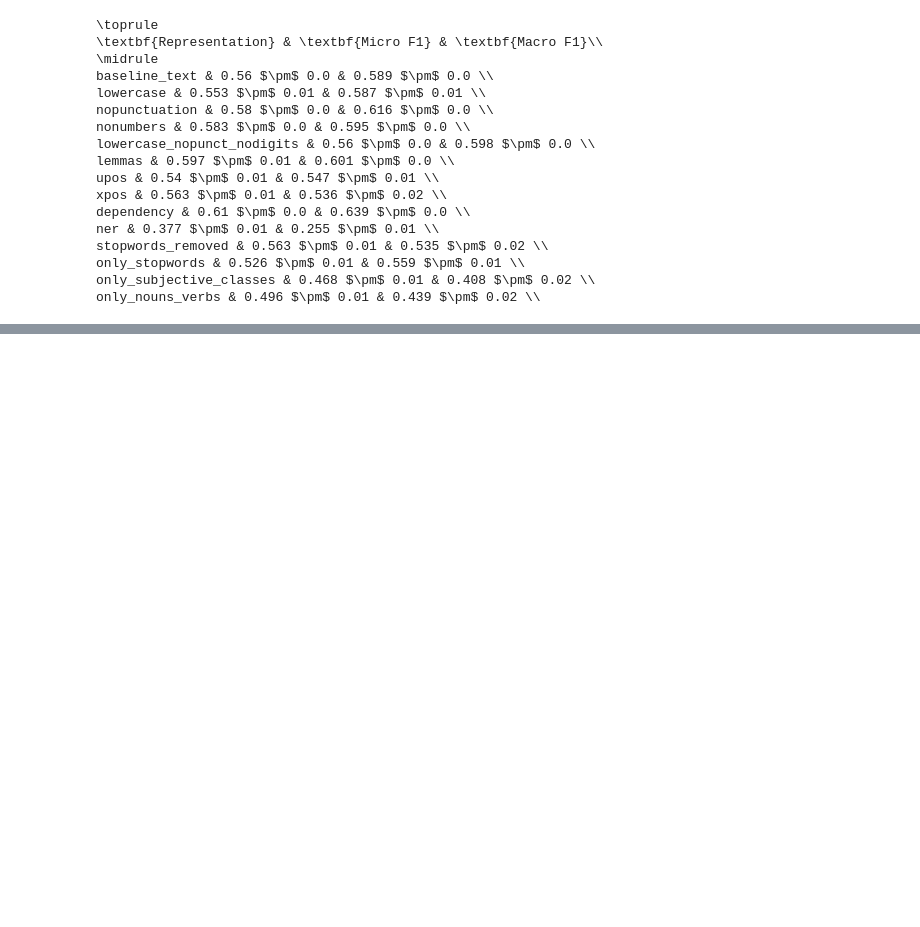
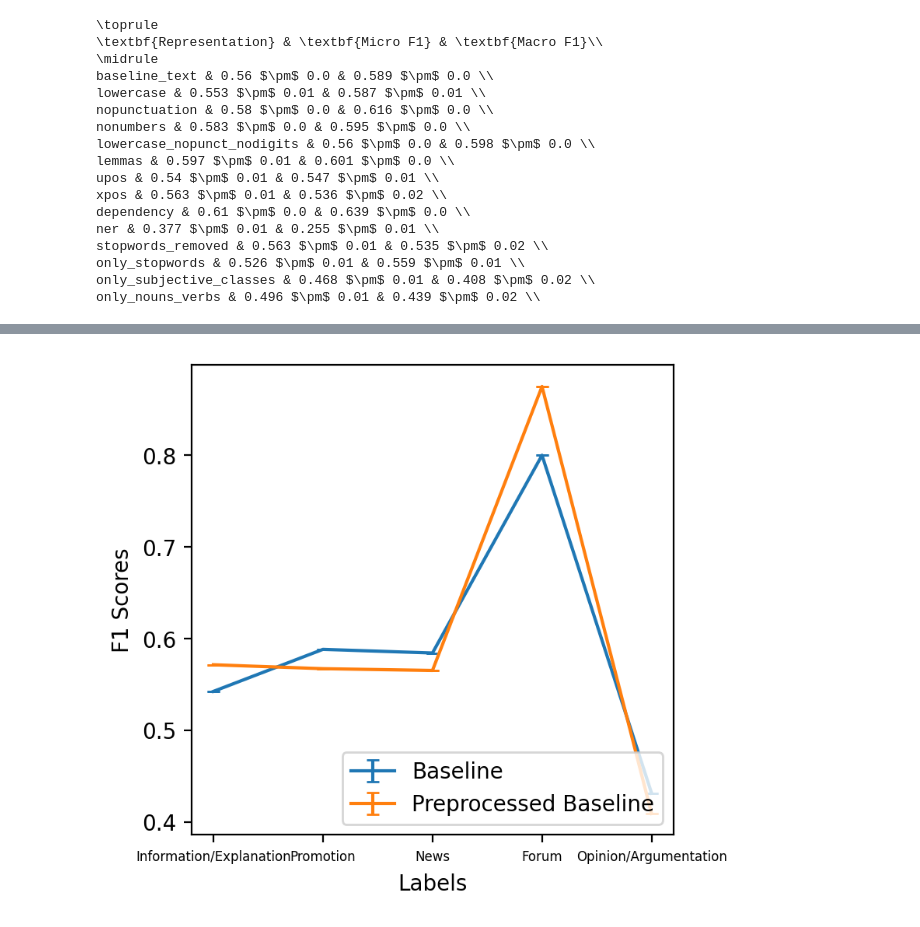
Before and after one commit to TajaKuzman/Text-Representations-in-FastText, a Jupyter notebook: 6-Result_Analysis.ipynb, the cells around one changed output, grey strips where cells are left out. Saved outputs shown, nothing was run; the diff lists cells and outputs as text; code cells hidden in the pictures; blank space fills up the shorter version.

Commit message:
Update-result-analysis

```diff
--- a/6-Result_Analysis.ipynb
+++ b/6-Result_Analysis.ipynb
@@ -115,0 +123,21 @@ only_nouns_verbs & 0.496 $\pm$ 0.01 & 0.439 $\pm$ 0.02 \\
+# %%
+def average_label_scores(representation):
+    """
+    This function takes the label scores from the results list for a chosen representation (value in "experiment")
+    and returns a list containing a list of averages and a list of stds.
+    """
+    average_label_score = {"Info":[], "Promotion":[], "News": [], "Forum": [], "Opinion": []}
+
+
+    for element in results:
+        if element["experiment"] == representation:
+            average_label_score["Info"].append(element["label_scores"]["__label__Information/Explanation"])
+            average_label_score["Promotion"].append(element["label_scores"]["__label__Promotion"])
+            average_label_score["News"].append(element["label_scores"]["__label__News"])
+            average_label_score["Forum"].append(element["label_scores"]["__label__Forum"])
+            average_label_score["Opinion"].append(element["label_scores"]["__label__Opinion/Argumentation"])
+
+    list_of_averages = [np.array(average_label_score["Info"]).mean(),np.array(average_label_score["Promotion"]).mean(), np.array(average_label_score["News"]).mean(), np.array(average_label_score["Forum"]).mean(), np.array(average_label_score["Opinion"]).mean()]
+    list_of_stds = [np.array(average_label_score["Info"]).std(),np.array(average_label_score["Promotion"]).std(), np.array(average_label_score["News"]).std(), np.array(average_label_score["Forum"]).std(), np.array(average_label_score["Opinion"]).std()]
+
+    return [list_of_averages, list_of_stds]
@@ -115,0 +261,16 @@ only_nouns_verbs & 0.496 $\pm$ 0.01 & 0.439 $\pm$ 0.02 \\
+# %%
+# Line Plot:
+labels_names = ['Information/Explanation', 'Promotion', 'News', 'Forum', 'Opinion/Argumentation']
+
+fig, ax = plt.subplots(figsize=(4,4), dpi=200)
+ax.errorbar(labels_names, baseline_label_scores[0], yerr=baseline_label_scores[1], label="Baseline", capsize=3)
+ax.errorbar(labels_names, preprocessed_label_scores[0], yerr=preprocessed_label_scores[1], label="Preprocessed Baseline", capsize=3)
+plt.xticks(fontsize=6)
+ax.set_xlabel('Labels')
+ax.set_ylabel('F1 Scores')
+ax.legend(loc="lower right")
+#ax.set_xlabel("Impact of the Size of the Slovene Pre-Training Data on the Micro and Macro F1")
+#plt.savefig(f"..\results\final-plot-baseline-preprocessed-baseline-label-scores.png")
+plt.show()
+# %% [output]
+[figure, added]
```
Also changed, not shown: parts of 10 cells of this notebook, 6 other files.
